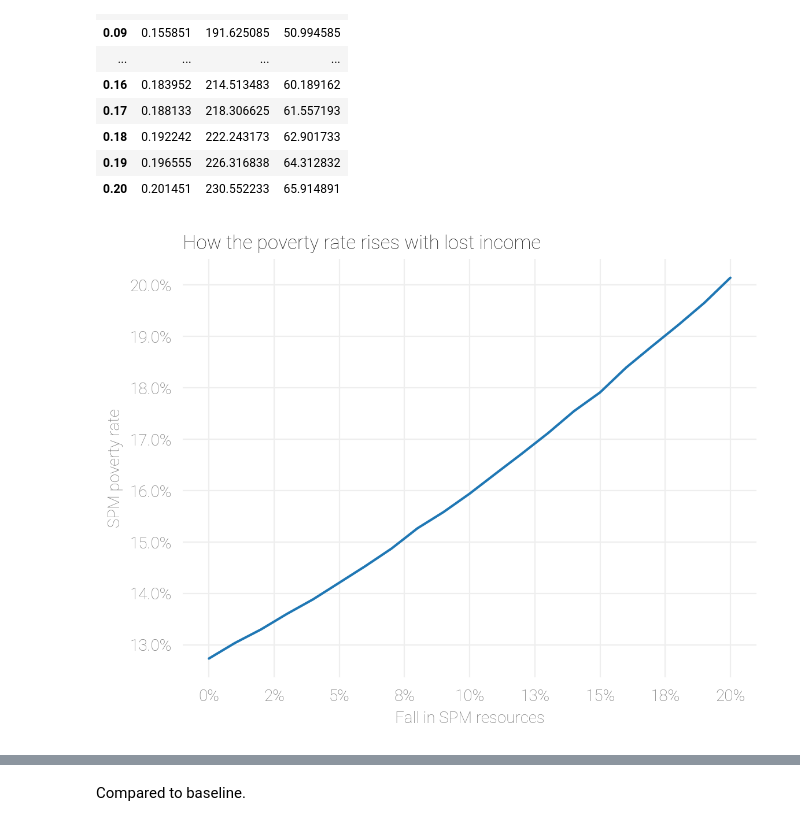
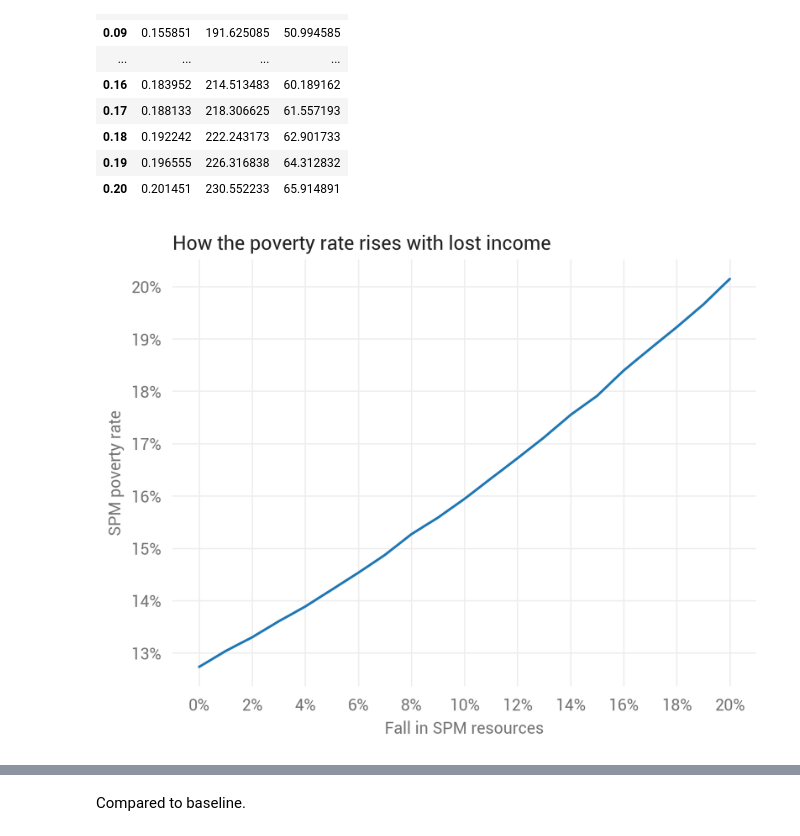
Before and after one commit to UBICenter/ubi-center, a Jupyter notebook: notebooks/covid/covid_ubi.ipynb, the cells around one changed output, grey strips where cells are left out. Saved outputs shown, nothing was run; the diff lists cells and outputs as text; code cells hidden in the pictures.

```diff
--- a/notebooks/covid/covid_ubi.ipynb
+++ b/notebooks/covid/covid_ubi.ipynb
@@ -302,13 +268,14 @@ cuts
 # %%
 ax = cuts.pov_rate.plot()
 plt.title('How the poverty rate rises with lost income', loc='left')
+plt.xticks(np.arange(0, 0.21, 0.02))
 ax.xaxis.set_major_formatter(mpl.ticker.PercentFormatter(xmax=1, decimals=0))
-ax.yaxis.set_major_formatter(mpl.ticker.PercentFormatter(xmax=1, decimals=1))
+ax.yaxis.set_major_formatter(mpl.ticker.PercentFormatter(xmax=1, decimals=0))
 plt.xlabel('Fall in SPM resources')
 plt.ylabel('SPM poverty rate')
 plt.show()
 # %% [output]
-[figure, old version]
+[figure, new version]
 # %%
 ax = cuts.pov_gap_b.plot()
 plt.title('How the poverty gap rises with lost income', loc='left')
```
Also changed, not shown: parts of 30 cells of this notebook.
